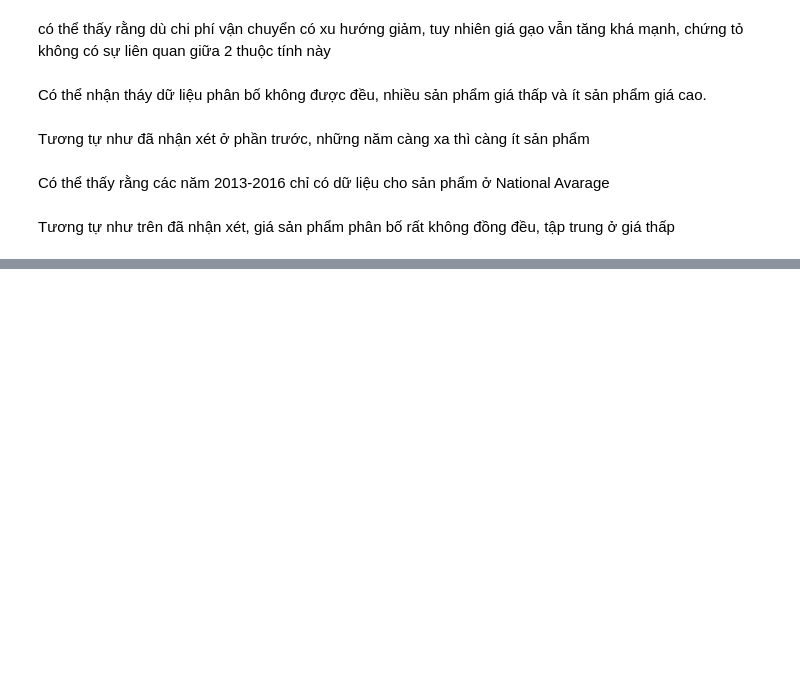
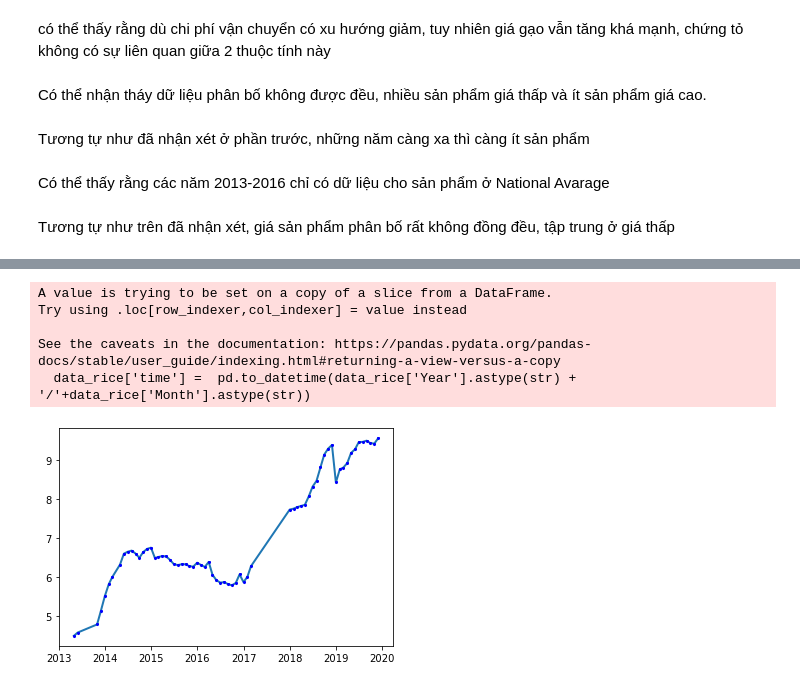
Before and after one commit to Trang27cl/testgit, a Jupyter notebook: FoodPrice_in_Turkey.ipynb, the cells around one changed output, grey strips where cells are left out. Saved outputs shown, nothing was run; the diff lists cells and outputs as text; code cells hidden in the pictures; blank space fills up the shorter version.

```diff
--- a/FoodPrice_in_Turkey.ipynb
+++ b/FoodPrice_in_Turkey.ipynb
@@ -621,0 +575,7 @@ WilcoxonResult(statistic=9838.0, pvalue=0.0004122034397612688)
+# %%
+#Giữa giá gạo ở National Average và thời gian có mối liên hệ với nhau hay không
+# lọc dữ liệu gạo bán lẻ (Rice - Retail) ở National Average
+data_rice = data[(data.ProductName == "Rice - Retail") & ( data.Place == "National Average")]
+print("kích thước bộ dữ liệu: " ,data_rice.shape)
+print ("mô tả bộ dữ liệu")
+data_rice.describe()
@@ -621,0 +594,12 @@ WilcoxonResult(statistic=9838.0, pvalue=0.0004122034397612688)
+# %%
+# vẽ mối hiên hệ giữa thời gian và giá gạo
+data_rice['time'] =  pd.to_datetime(data_rice['Year'].astype(str) + '/'+data_rice['Month'].astype(str))
+plt.plot(data_rice['time'], data_rice['Price'], linewidth = 2, marker = '*', markersize=2, markerfacecolor='red', markeredgecolor = 'blue', markeredgewidth=2)
+plt.show()
+# %% [output]
+A value is trying to be set on a copy of a slice from a DataFrame.
+Try using .loc[row_indexer,col_indexer] = value instead
+
+See the caveats in the documentation: https://pandas.pydata.org/pandas-docs/stable/user_guide/indexing.html#returning-a-view-versus-a-copy
+  data_rice['time'] =  pd.to_datetime(data_rice['Year'].astype(str) + '/'+data_rice['Month'].astype(str))
+[figure, added]
```
Also changed, not shown: parts of 14 cells of this notebook.
